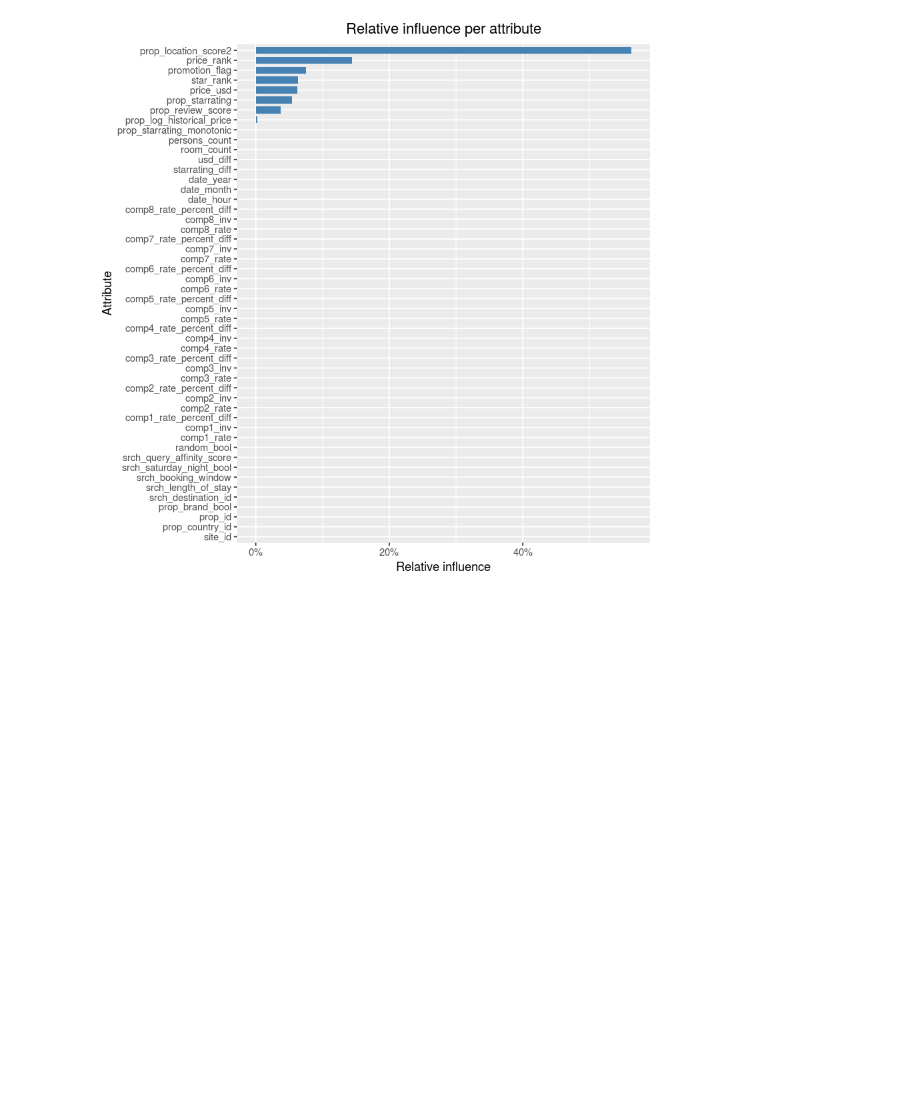
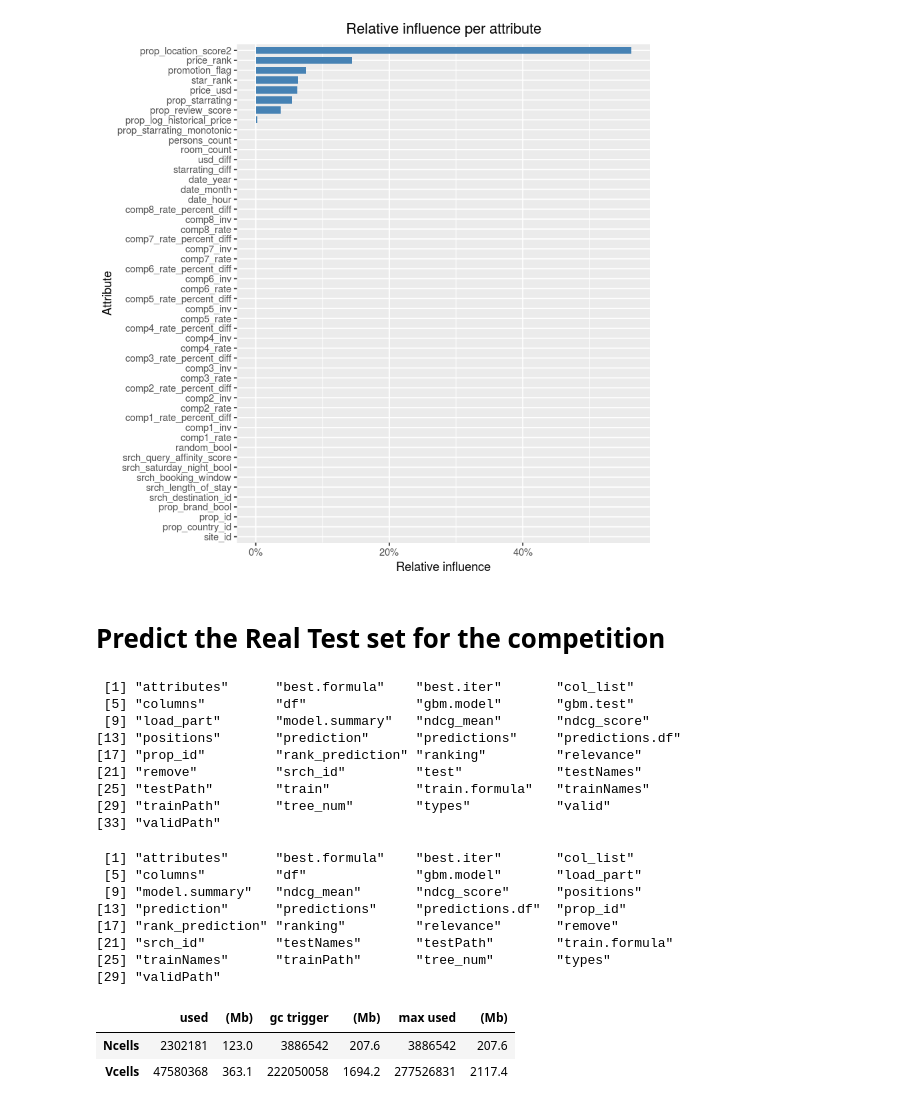
Before and after one commit to silesbu/dmt41, a Jupyter notebook: assignment2/R_lambdamart_model.ipynb, the cells around one changed output. Drawn from its saved outputs; the diff is of its cells as text; code cells hidden in the pictures; blank space fills up the shorter version.

```diff
--- a/assignment2/R_lambdamart_model.ipynb
+++ b/assignment2/R_lambdamart_model.ipynb
@@ -328,3 +345,37 @@ scale_x_discrete(limits=positions) + scale_y_continuous(labels=percent) +
 labs(title="Relative influence per attribute", x="Attribute", y="Relative influence")
 # %% [output]
 [figure]
+# %% [markdown]
+# Predict the Real Test set for the competition
+# %%
+ls()
+
+rm(train)
+rm(valid)
+rm(test)
+rm(gbm.test)
+
+ls()
+
+gc()
+# %% [output]
+ [1] "attributes"      "best.formula"    "best.iter"       "col_list"
+ [5] "columns"         "df"              "gbm.model"       "gbm.test"
+ [9] "load_part"       "model.summary"   "ndcg_mean"       "ndcg_score"
+[13] "positions"       "prediction"      "predictions"     "predictions.df"
+[17] "prop_id"         "rank_prediction" "ranking"         "relevance"
+[21] "remove"          "srch_id"         "test"            "testNames"
+[25] "testPath"        "train"           "train.formula"   "trainNames"
+[29] "trainPath"       "tree_num"        "types"           "valid"
+[33] "validPath"
+ [1] "attributes"      "best.formula"    "best.iter"       "col_list"
+ [5] "columns"         "df"              "gbm.model"       "load_part"
+ [9] "model.summary"   "ndcg_mean"       "ndcg_score"      "positions"
+[13] "prediction"      "predictions"     "predictions.df"  "prop_id"
+[17] "rank_prediction" "ranking"         "relevance"       "remove"
+[21] "srch_id"         "testNames"       "testPath"        "train.formula"
+[25] "trainNames"      "trainPath"       "tree_num"        "types"
+[29] "validPath"
+|  | used | (Mb) | gc trigger | (Mb) | max used | (Mb) |
+| Ncells | 2302181 | 123.0 | 3886542 | 207.6 | 3886542 | 207.6 |
+| Vcells | 47580368 | 363.1 | 222050058 | 1694.2 | 277526831 | 2117.4 |
```
Also changed, not shown: parts of 9 cells of this notebook, 1 other file.
